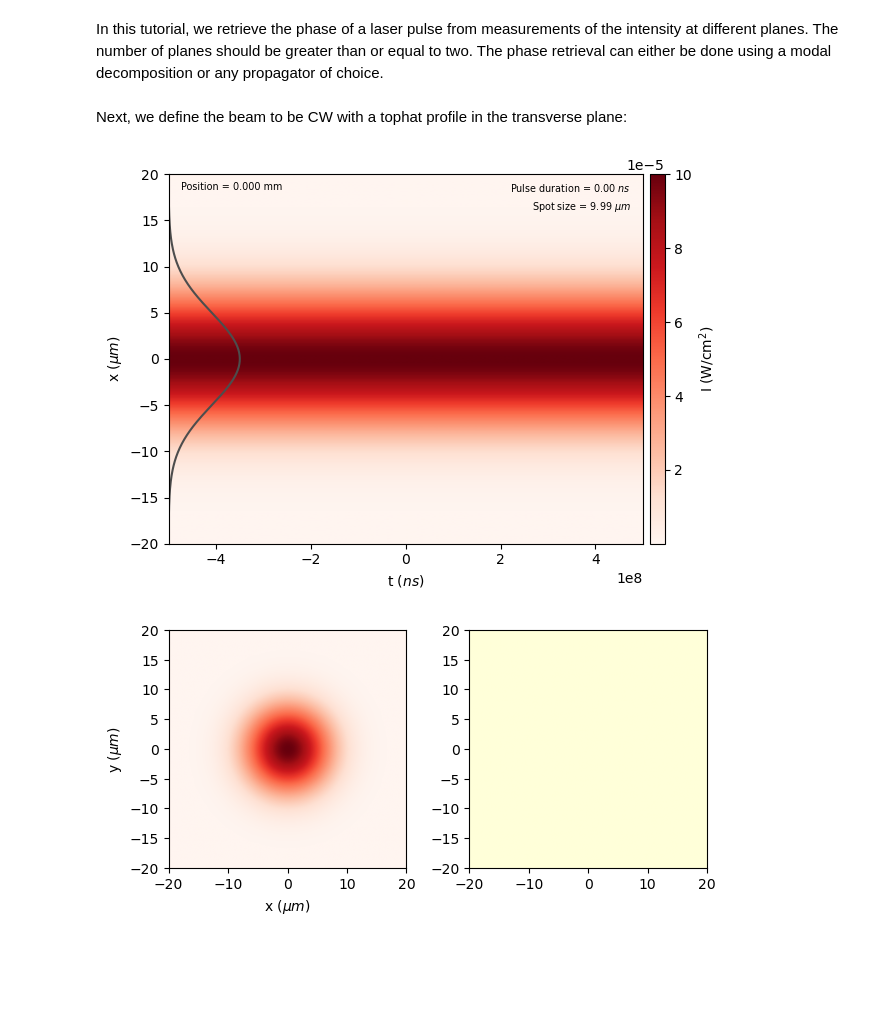
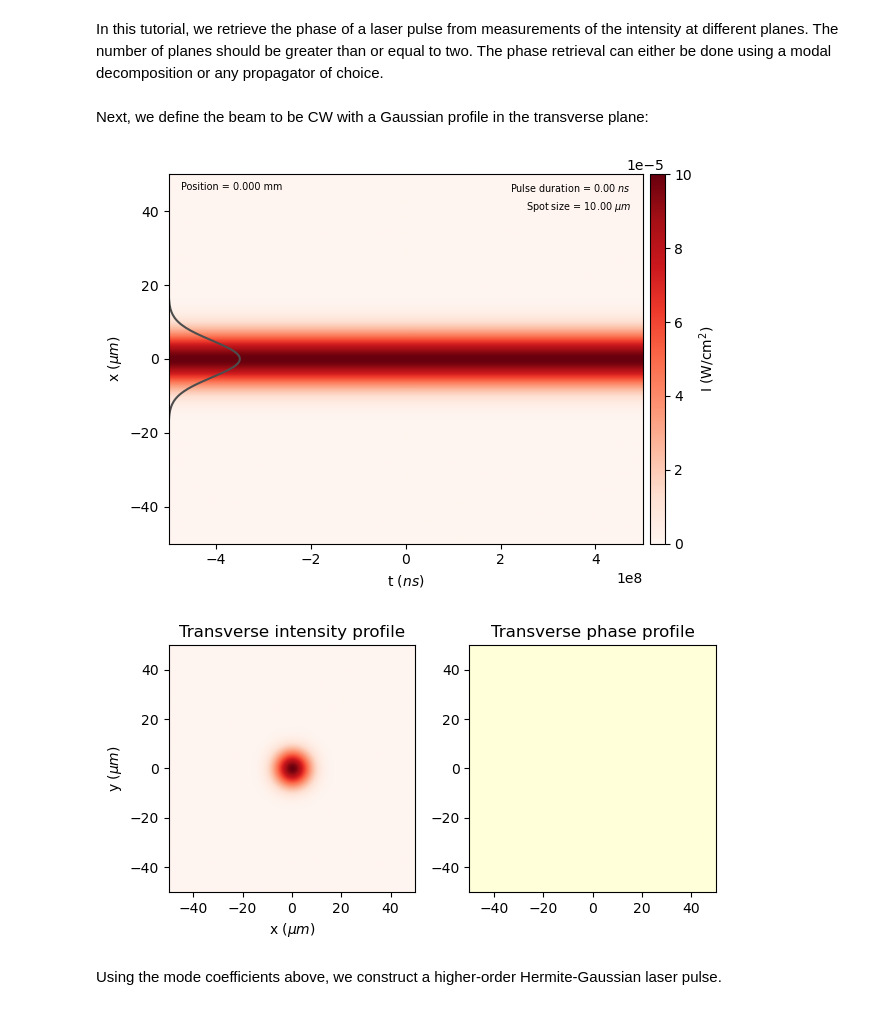
Before and after one commit to LASY-org/lasy, a Jupyter notebook: docs/source/tutorials/gerchberg_saxton_retrieval.ipynb, the cells around one changed output. Cells and saved outputs as stored; diff of their text form; code cells hidden in the pictures; blank space fills up the shorter version.

```diff
--- a/docs/source/tutorials/gerchberg_saxton_retrieval.ipynb
+++ b/docs/source/tutorials/gerchberg_saxton_retrieval.ipynb
@@ -22,7 +22,7 @@ from lasy.propagators import ABCD, CollinsSFFTPropagator
 from lasy.utils.mode_decomposition import *
 from lasy.utils.phase_retrieval import GerchbergSaxton
 # %% [markdown]
-Next, we define the beam to be CW with a tophat profile in the transverse plane:
+Next, we define the beam to be CW with a Gaussian profile in the transverse plane:
 # %%
 peak_fluence = 1.0  # J/m^2
 spot_size = 10e-6
@@ -31,42 +31,45 @@ omega0 = 2 * np.pi * c / wavelength
 pol = (1, 0)
 
 dimensions = "xyt"  # Use cylindrical geometry
-lo = (-2.0 * spot_size, -2.0 * spot_size, None)  # Lower bounds of the simulation box
-hi = (2.0 * spot_size, 2.0 * spot_size, None)  # Upper bounds of the simulation box
+lo = (-5.0 * spot_size, -5.0 * spot_size, None)  # Lower bounds of the simulation box
+hi = (5.0 * spot_size, 5.0 * spot_size, None)  # Upper bounds of the simulation box
 num_points = (256, 256, 1)  # Number of points in each dimension
 
 long_prof = ContinuousWaveProfile(wavelength)
 tran_prof = GaussianTransverseProfile(spot_size)
 laser_profile = CombinedLongitudinalTransverseProfile(
     wavelength, pol, long_prof, tran_prof, peak_fluence=peak_fluence
 )
 
 laser = Laser(dimensions, lo, hi, num_points, laser_profile)
 
 # Plot the xt laser profile
 laser.show(envelope_type="intensity")  # In this case this is the fluence (CW beam)
 
 # Plot the transverse laser profile
 intensity = epsilon_0 * c / 2 * np.abs(laser.grid.get_temporal_field()) ** 2
 fluence = np.sum(intensity, axis=-1).T * laser.grid.dx[-1]
+phase = np.sum(np.angle(laser.grid.get_temporal_field()), axis=-1).T/(np.pi)
 extent = (
     laser.grid.axes[0].min() * 1e6,
     laser.grid.axes[0].max() * 1e6,
     laser.grid.axes[1].min() * 1e6,
     laser.grid.axes[1].max() * 1e6,
 )
 
 fig,ax = plt.subplots(1,2)
 im = ax[0].imshow(fluence,aspect='equal',extent=extent,cmap='Reds')
 ax[0].set_xlabel(r'x ($\mu m$)')
 ax[0].set_ylabel(r'y ($\mu m$)')
+ax[0].set_title('Transverse intensity profile')
 # fig.colorbar(im, ax=ax[0], label=r"Fluence (J/m$^2$)", location='left', shrink=0.4)
-ax[1].imshow(np.angle(laser.grid.get_temporal_field())/(np.pi), extent=extent, cmap="YlGnBu")
+ax[1].imshow(phase, extent=extent, cmap="YlGnBu")
+ax[1].set_title('Transverse phase profile')
 plt.tight_layout()
 plt.show()
 # %% [output]
-[figure, old version]
+[figure, new version]
-[figure, old version]
+[figure, new version]
 # %%
 # Modal coefficients used to construct the beam
 modes = {}
@@ -74,6 +77,8 @@ modes[(0, 0)] = 1 - 0.2j
 modes[(0, 1)] = -0.4 - 0.2j
 modes[(1, 0)] = 0.5 + 1j
 modes[(2, 2)] = -0.05 + 0.1j
+# %% [markdown]
+Using the mode coefficients above, we construct a higher-order Hermite-Gaussian laser pulse.
 # %%
 HG_laser = deepcopy(laser)  # Make a copy of the input grid
 hermite_gauss_composition(
```
Also changed, not shown: parts of 9 cells of this notebook, 1 other file.
